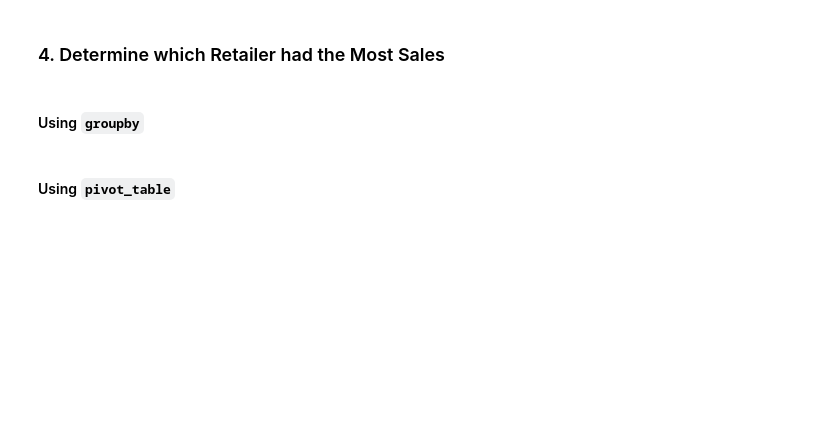
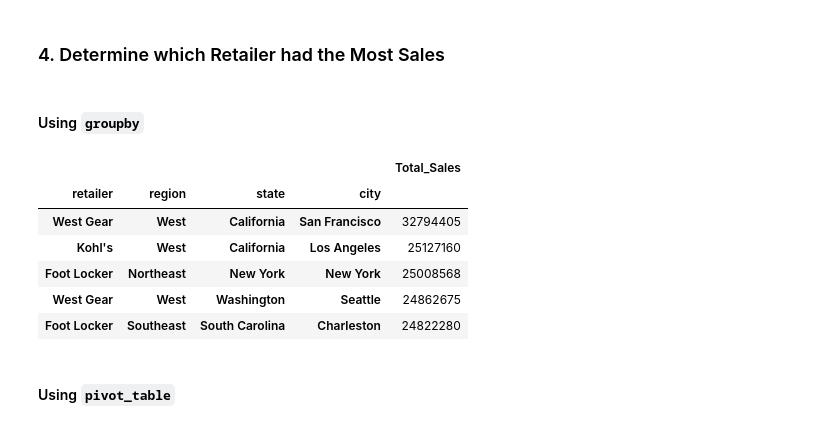
Before and after one commit to Armand57araujo/athletic_sales_analysis, a Jupyter notebook: athletic_sales_analysis.ipynb, the cells around one changed output. Drawn from its saved outputs; the diff is of its cells as text; code cells hidden in the pictures; blank space fills up the shorter version.

```diff
--- a/athletic_sales_analysis.ipynb
+++ b/athletic_sales_analysis.ipynb
@@ -208,9 +281,25 @@ products_sold.head(30)
 # %%
 # Show the total sales for the products sold for each retailer, region, state, and city.
 # Rename the "total_sales" column to "Total Sales"
 
 
 # Show the top 5 results.
+
+products_sold = combined_sales.groupby(["retailer", "region", "state", "city"]).agg(Total_Sales=('total_sales', 'sum'))
+
+# Sort the results by 'Total Sales' in descending order
+products_sold = products_sold.sort_values(by='Total_Sales', ascending=False)
+
+# Show the top 5 results
+products_sold.head(5)
+# %% [output]
+|  |  |  |  | Total_Sales |
+| retailer | region | state | city |  |
+| West Gear | West | California | San Francisco | 32794405 |
+| Kohl's | West | California | Los Angeles | 25127160 |
+| Foot Locker | Northeast | New York | New York | 25008568 |
+| West Gear | West | Washington | Seattle | 24862675 |
+| Foot Locker | Southeast | South Carolina | Charleston | 24822280 |
 # %% [markdown]
 #### Using `pivot_table`
 # %%
```
Also changed, not shown: parts of 8 cells of this notebook.
